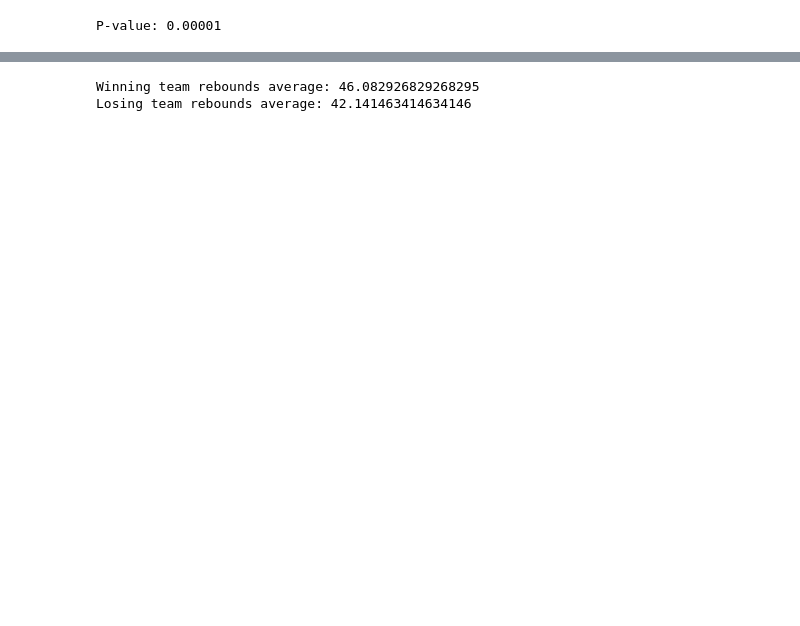
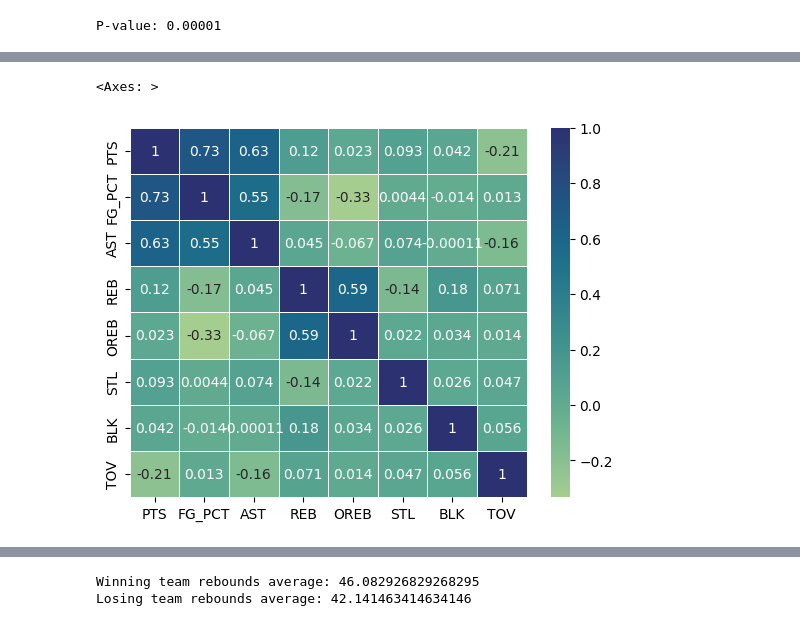
Before and after one commit to jamessabby/boxscore_ai, a Jupyter notebook: eda.ipynb, the cells around one changed output, grey strips where cells are left out. Drawn from its saved outputs; the diff is of its cells as text; code cells hidden in the pictures; blank space fills up the shorter version.

```diff
--- a/eda.ipynb
+++ b/eda.ipynb
@@ -170,0 +182,6 @@ ValueError: Cannot subset columns with a tuple with more than one element. Use a
+# %%
+# Number vs number
+# pearson
+df_numerical = df[["PTS", "FG_PCT", "AST", "REB", "OREB", "STL", "BLK", "TOV"]]
+df_corr = df_numerical.corr(method="pearson") # it is clearly shown that the pts and fg_pct have high correlation (0.7 < 1)
+df_corr
@@ -170,0 +198,6 @@ ValueError: Cannot subset columns with a tuple with more than one element. Use a
+# %%
+# heaptmap visualization
+sns.heatmap(df_corr, cmap="crest", annot=True, linewidths=.5)
+# %% [output]
+<Axes: >
+[figure, added]
```
Also changed, not shown: parts of 10 cells of this notebook.
